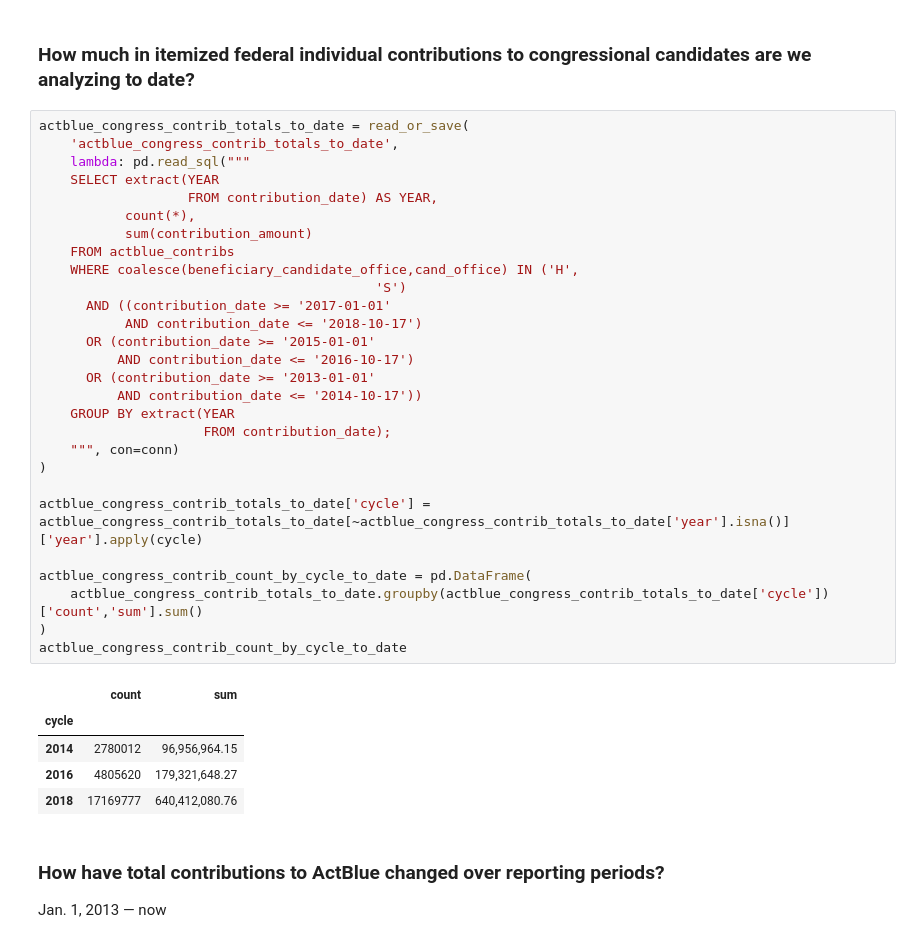
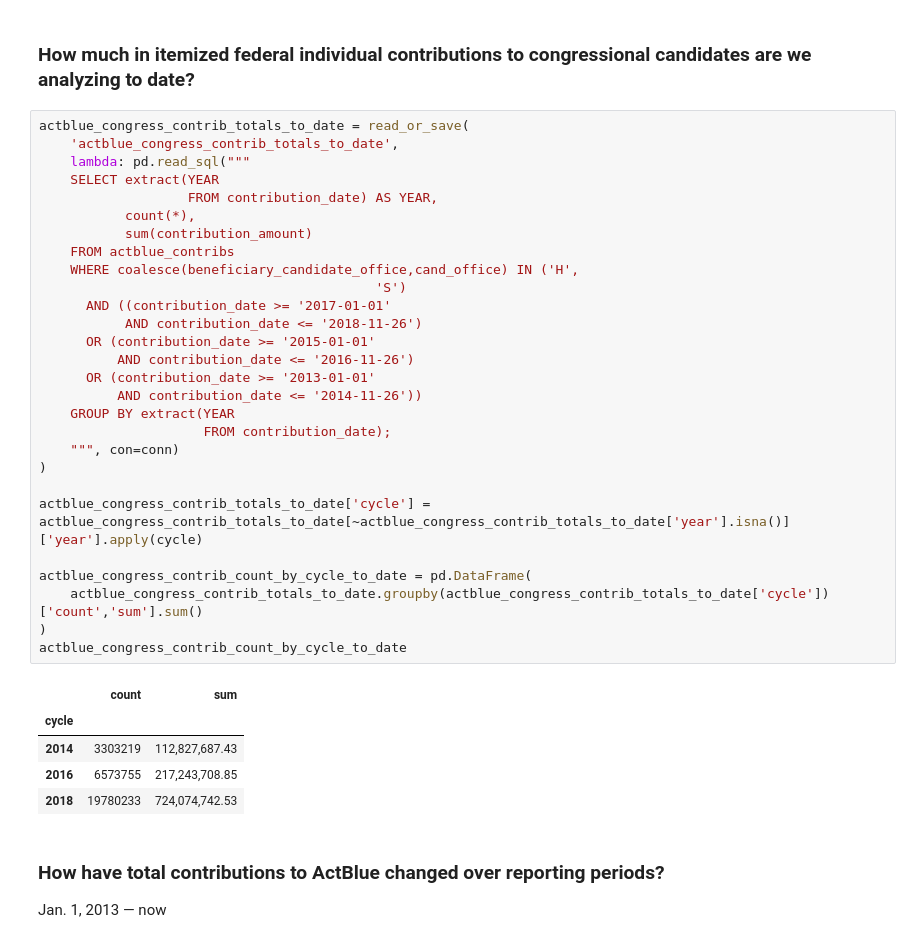
Before and after one commit to PublicI/actblue-analysis, a Jupyter notebook: analysis.ipynb, the cells around one changed output. Drawn from its saved outputs; the diff is of its cells as text.

```diff
--- a/analysis.ipynb
+++ b/analysis.ipynb
@@ -417,37 +416,37 @@ actblue_congress_contrib_count_by_cycle.to_csv('data/actblue_contribs_by_cycle.c
 # %%
 actblue_congress_contrib_totals_to_date = read_or_save(
     'actblue_congress_contrib_totals_to_date',
     lambda: pd.read_sql("""
     SELECT extract(YEAR
                    FROM contribution_date) AS YEAR,
            count(*),
            sum(contribution_amount)
     FROM actblue_contribs
     WHERE coalesce(beneficiary_candidate_office,cand_office) IN ('H',
                                            'S')
       AND ((contribution_date >= '2017-01-01'
-           AND contribution_date <= '2018-10-17')
+           AND contribution_date <= '2018-11-26')
       OR (contribution_date >= '2015-01-01'
-          AND contribution_date <= '2016-10-17')
+          AND contribution_date <= '2016-11-26')
       OR (contribution_date >= '2013-01-01'
-          AND contribution_date <= '2014-10-17'))
+          AND contribution_date <= '2014-11-26'))
     GROUP BY extract(YEAR
                      FROM contribution_date);
     """, con=conn)
 )
 
 actblue_congress_contrib_totals_to_date['cycle'] = actblue_congress_contrib_totals_to_date[~actblue_congress_contrib_totals_to_date['year'].isna()]['year'].apply(cycle)
 
 actblue_congress_contrib_count_by_cycle_to_date = pd.DataFrame(
     actblue_congress_contrib_totals_to_date.groupby(actblue_congress_contrib_totals_to_date['cycle'])['count','sum'].sum()
 )
 actblue_congress_contrib_count_by_cycle_to_date
 # %% [output]
 |  | count | sum |
 | cycle |  |  |
-| 2014 | 2780012 | 96,956,964.15 |
-| 2016 | 4805620 | 179,321,648.27 |
-| 2018 | 17169777 | 640,412,080.76 |
+| 2014 | 3303219 | 112,827,687.43 |
+| 2016 | 6573755 | 217,243,708.85 |
+| 2018 | 19780233 | 724,074,742.53 |
 # %% [markdown]
 ### How have total contributions to ActBlue changed over reporting periods?
 Jan. 1, 2013 — now
```
Also changed, not shown: parts of 66 cells of this notebook, 41 other files.
